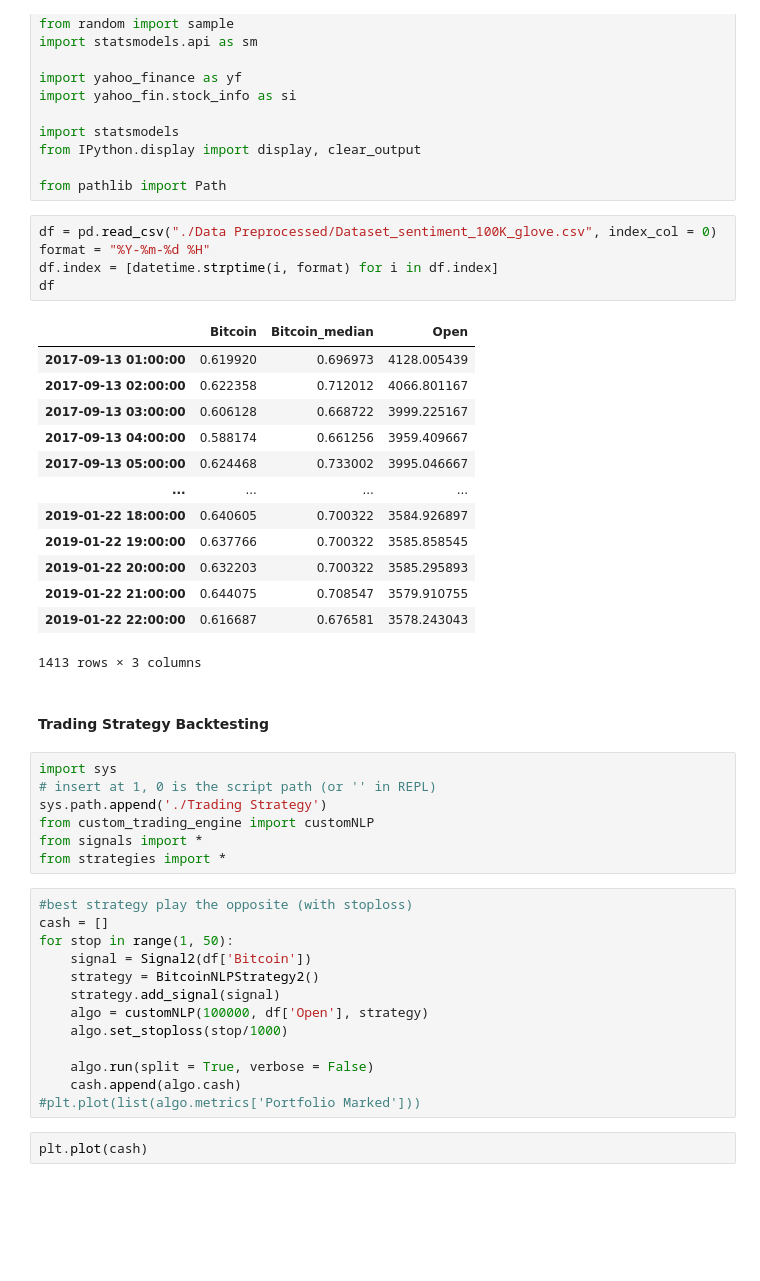
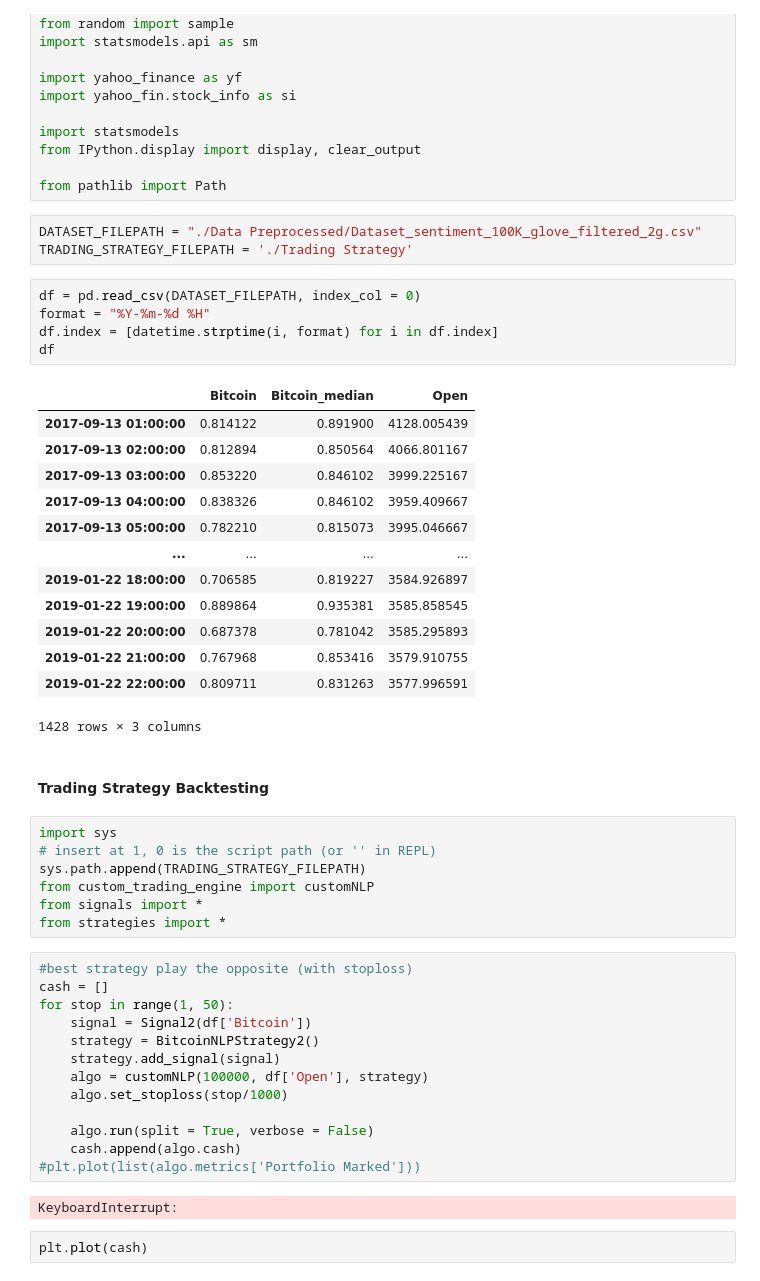
Before and after one commit to ktsou/TradingNLP-shell, a Jupyter notebook: main.ipynb, the cells around one changed output. Cells and saved outputs as stored; diff of their text form; blank space fills up the shorter version.

```diff
--- a/main.ipynb
+++ b/main.ipynb
@@ -29,31 +29,34 @@ import statsmodels
 from IPython.display import display, clear_output
 
 from pathlib import Path
+# %%
+DATASET_FILEPATH = "./Data Preprocessed/Dataset_sentiment_100K_glove_filtered_2g.csv"
+TRADING_STRATEGY_FILEPATH = './Trading Strategy'
 # %%
-df = pd.read_csv("./Data Preprocessed/Dataset_sentiment_100K_glove.csv", index_col = 0)
+df = pd.read_csv(DATASET_FILEPATH, index_col = 0)
 format = "%Y-%m-%d %H"
 df.index = [datetime.strptime(i, format) for i in df.index]
 df
 # %% [output]
 |  | Bitcoin | Bitcoin_median | Open |
-| 2017-09-13 01:00:00 | 0.619920 | 0.696973 | 4128.005439 |
-| 2017-09-13 02:00:00 | 0.622358 | 0.712012 | 4066.801167 |
-| 2017-09-13 03:00:00 | 0.606128 | 0.668722 | 3999.225167 |
-| 2017-09-13 04:00:00 | 0.588174 | 0.661256 | 3959.409667 |
-| 2017-09-13 05:00:00 | 0.624468 | 0.733002 | 3995.046667 |
+| 2017-09-13 01:00:00 | 0.814122 | 0.891900 | 4128.005439 |
+| 2017-09-13 02:00:00 | 0.812894 | 0.850564 | 4066.801167 |
+| 2017-09-13 03:00:00 | 0.853220 | 0.846102 | 3999.225167 |
+| 2017-09-13 04:00:00 | 0.838326 | 0.846102 | 3959.409667 |
+| 2017-09-13 05:00:00 | 0.782210 | 0.815073 | 3995.046667 |
 | ... | ... | ... | ... |
-| 2019-01-22 18:00:00 | 0.640605 | 0.700322 | 3584.926897 |
-| 2019-01-22 19:00:00 | 0.637766 | 0.700322 | 3585.858545 |
-| 2019-01-22 20:00:00 | 0.632203 | 0.700322 | 3585.295893 |
-| 2019-01-22 21:00:00 | 0.644075 | 0.708547 | 3579.910755 |
-| 2019-01-22 22:00:00 | 0.616687 | 0.676581 | 3578.243043 |
+| 2019-01-22 18:00:00 | 0.706585 | 0.819227 | 3584.926897 |
+| 2019-01-22 19:00:00 | 0.889864 | 0.935381 | 3585.858545 |
+| 2019-01-22 20:00:00 | 0.687378 | 0.781042 | 3585.295893 |
+| 2019-01-22 21:00:00 | 0.767968 | 0.853416 | 3579.910755 |
+| 2019-01-22 22:00:00 | 0.809711 | 0.831263 | 3577.996591 |
-1413 rows × 3 columns
+1428 rows × 3 columns
 # %% [markdown]
 #### Trading Strategy Backtesting <a class="anchor" id="section_5_3"></a>
 # %%
 import sys
 # insert at 1, 0 is the script path (or '' in REPL)
-sys.path.append('./Trading Strategy')
+sys.path.append(TRADING_STRATEGY_FILEPATH)
 from custom_trading_engine import customNLP
 from signals import *
 from strategies import *
@@ -70,6 +73,8 @@ for stop in range(1, 50):
     algo.run(split = True, verbose = False)
     cash.append(algo.cash)
 #plt.plot(list(algo.metrics['Portfolio Marked']))
+# %% [output]
+KeyboardInterrupt:
 # %%
 plt.plot(cash)
 # %% [output]
```
Also changed, not shown: parts of 8 cells of this notebook, 4 other files.
